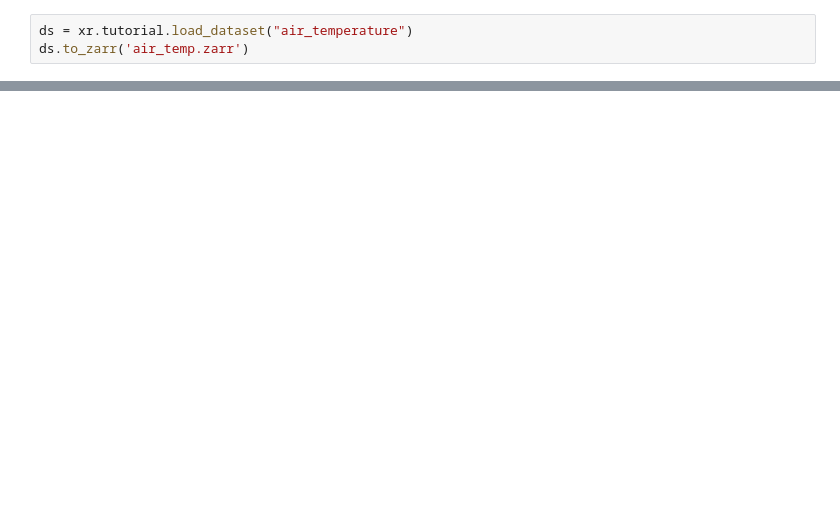
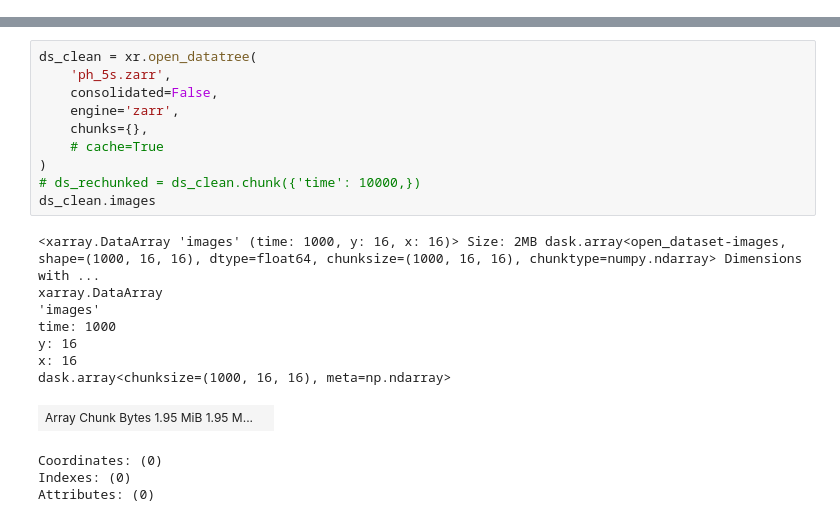
Before and after one commit to panoseti/panoseti_zarr, a Jupyter notebook: zarr_test/zarr_ts.ipynb, the cells around one changed output, grey strips where cells are left out. Drawn from its saved outputs; the diff is of its cells as text; blank space fills up the shorter version.

```diff
--- a/zarr_test/zarr_ts.ipynb
+++ b/zarr_test/zarr_ts.ipynb
@@ -369,3 +382,0 @@ Group: /
-# %%
-ds = xr.tutorial.load_dataset("air_temperature")
-ds.to_zarr('air_temp.zarr')
@@ -410,0 +455,22 @@ http://www.esrl.noaa.gov/psd/data/gridded/data.ncep.reanalysis.html
+# %%
+ds_clean = xr.open_datatree(
+    'ph_5s.zarr',
+    consolidated=False,
+    engine='zarr',
+    chunks={},
+    # cache=True
+)
+# ds_rechunked = ds_clean.chunk({'time': 10000,})
+ds_clean.images
+# %% [output]
+<xarray.DataArray 'images' (time: 1000, y: 16, x: 16)> Size: 2MB dask.array<open_dataset-images, shape=(1000, 16, 16), dtype=float64, chunksize=(1000, 16, 16), chunktype=numpy.ndarray> Dimensions with ...
+xarray.DataArray
+'images'
+time: 1000
+y: 16
+x: 16
+dask.array<chunksize=(1000, 16, 16), meta=np.ndarray>
+| Array Chunk Bytes 1.95 MiB 1.95 M... |  |
+Coordinates: (0)
+Indexes: (0)
+Attributes: (0)
```
Also changed, not shown: parts of 9 cells of this notebook.
